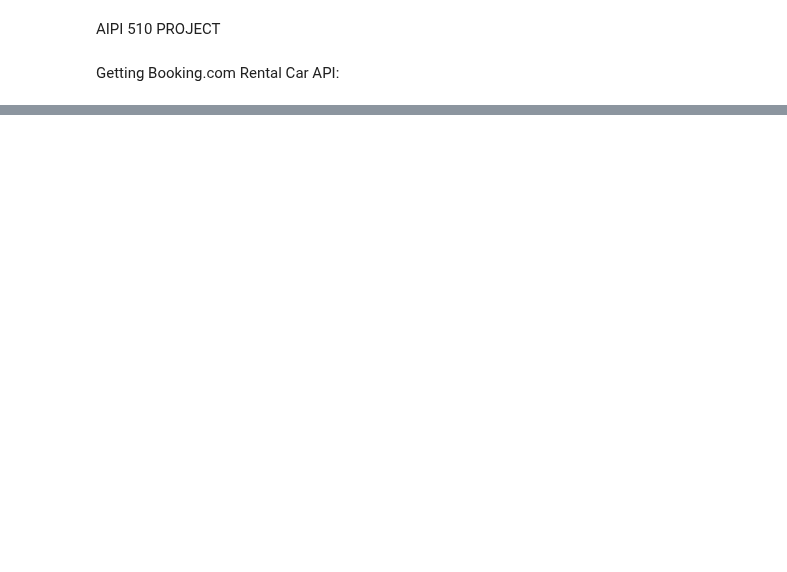
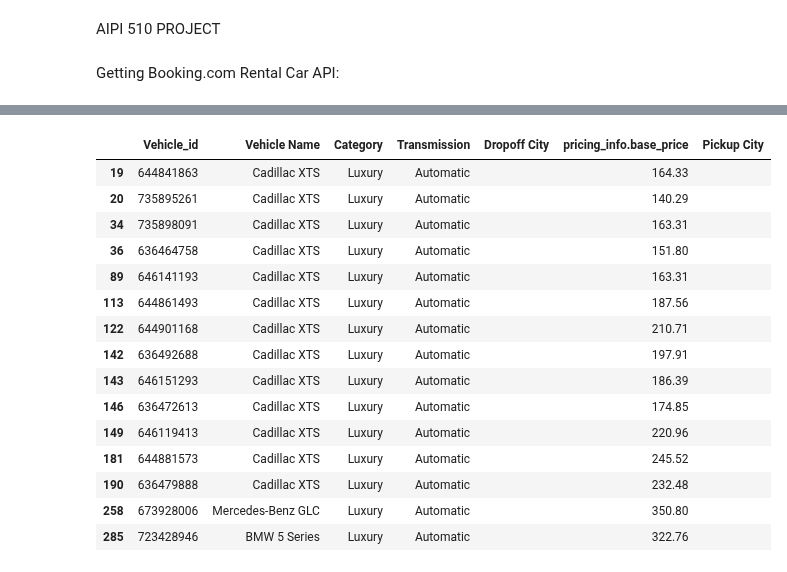
Before and after one commit to JADukeAIPI/AIPIProject, a Jupyter notebook: API Call.ipynb, the cells around one changed output, grey strips where cells are left out. Cells and saved outputs as stored; diff of their text form; code cells hidden in the pictures; blank space fills up the shorter version.

```diff
--- a/API Call.ipynb
+++ b/API Call.ipynb
@@ -43,0 +132,25 @@ df
+# %%
+#going to look at a different date; we still don't have inventory or number of rentals for different dates
+querystring2 = {"drop_off_longitude":"-84.419853","currency":"USD","sort_by":"recommended","drop_off_datetime":"2022-11-20 19:00:00","drop_off_latitude":"33.640411","from_country":"it","pick_up_longitude":"-84.419853","locale":"en-gb","pick_up_datetime":"2022-11-18 19:00:00","pick_up_latitude":"33.640411"}
+response2 = requests.request("GET", url, headers=headers, params=querystring2)
+results2 = response2.json()
+df_attempt2 = pd.json_normalize(results2, record_path =['search_results'])
+df_cleaned_attempt2 = clean_api_df(df_attempt2)
+df_cleaned_attempt2
+# %% [output]
+|  | Vehicle_id | Vehicle Name | Category | Transmission | Dropoff City | pricing_info.base_price | Pickup City |
+| 19 | 644841863 | Cadillac XTS | Luxury | Automatic |  | 164.33 |  |
+| 20 | 735895261 | Cadillac XTS | Luxury | Automatic |  | 140.29 |  |
+| 34 | 735898091 | Cadillac XTS | Luxury | Automatic |  | 163.31 |  |
+| 36 | 636464758 | Cadillac XTS | Luxury | Automatic |  | 151.80 |  |
+| 89 | 646141193 | Cadillac XTS | Luxury | Automatic |  | 163.31 |  |
+| 113 | 644861493 | Cadillac XTS | Luxury | Automatic |  | 187.56 |  |
+| 122 | 644901168 | Cadillac XTS | Luxury | Automatic |  | 210.71 |  |
+| 142 | 636492688 | Cadillac XTS | Luxury | Automatic |  | 197.91 |  |
+| 143 | 646151293 | Cadillac XTS | Luxury | Automatic |  | 186.39 |  |
+| 146 | 636472613 | Cadillac XTS | Luxury | Automatic |  | 174.85 |  |
+| 149 | 646119413 | Cadillac XTS | Luxury | Automatic |  | 220.96 |  |
+| 181 | 644881573 | Cadillac XTS | Luxury | Automatic |  | 245.52 |  |
+| 190 | 636479888 | Cadillac XTS | Luxury | Automatic |  | 232.48 |  |
+| 258 | 673928006 | Mercedes-Benz GLC | Luxury | Automatic |  | 350.80 |  |
+| 285 | 723428946 | BMW 5 Series | Luxury | Automatic |  | 322.76 |  |
```
Also changed, not shown: parts of 7 cells of this notebook.
